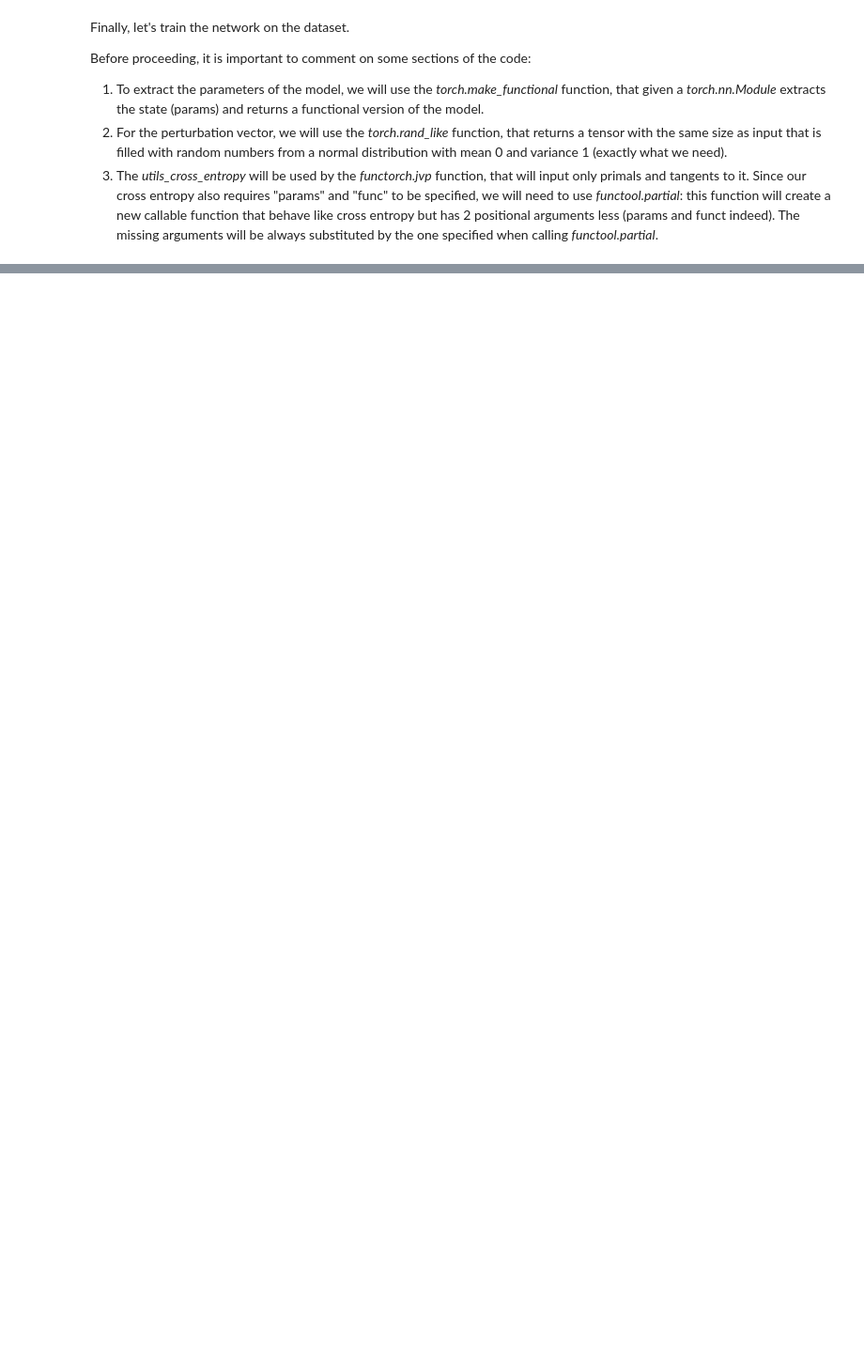
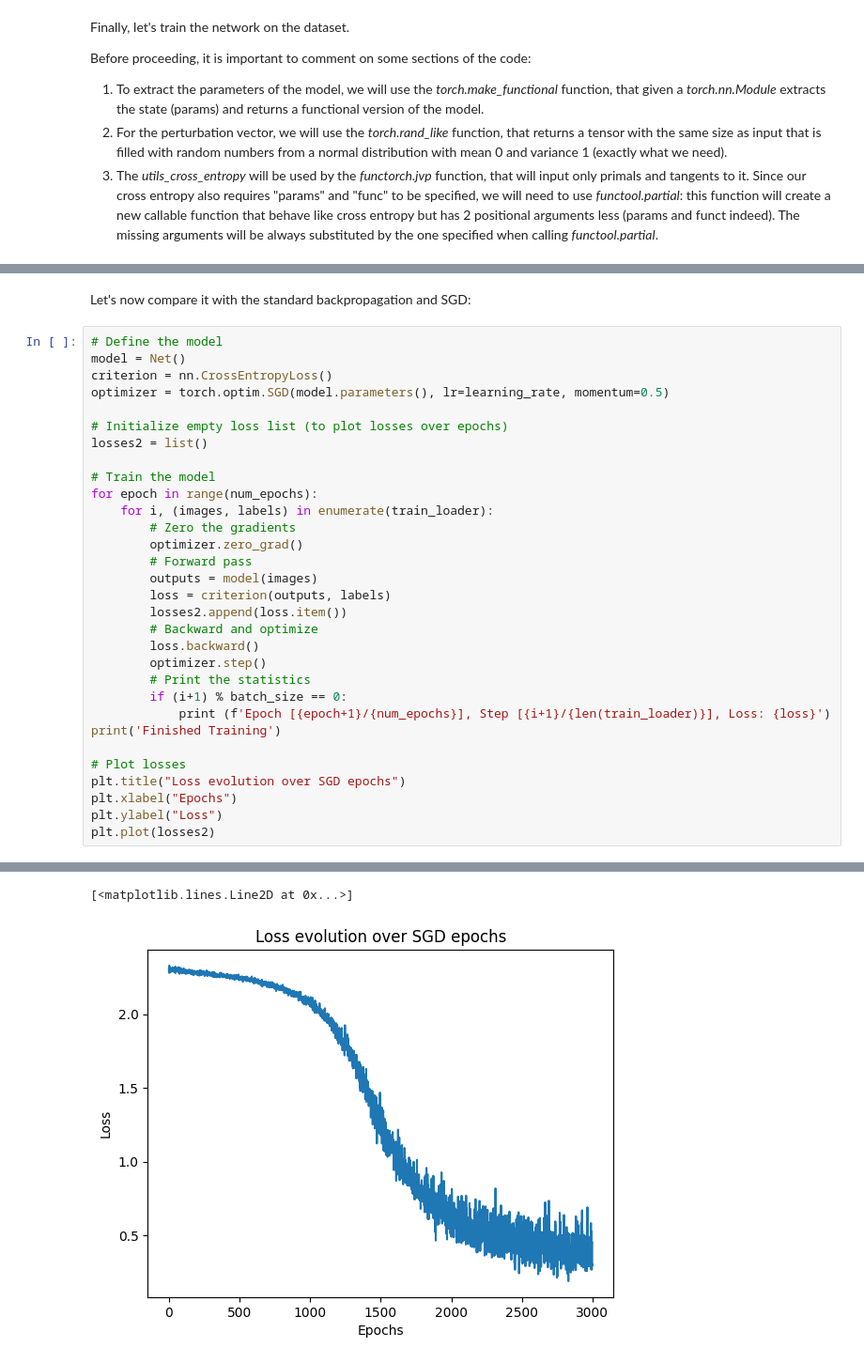
Before and after one commit to luigi-ga/GradientsWithoutBackpropagation, a Jupyter notebook: fwdgrad.ipynb, the cells around one changed output, grey strips where cells are left out. Shown at 94% size. Cells and saved outputs as stored; diff of their text form; blank space fills up the shorter version.

Commit message:
added comparison with SDG and backpropagation. Edit on README file

```diff
--- a/fwdgrad.ipynb
+++ b/fwdgrad.ipynb
@@ -253,0 +268,34 @@ Finished Training
+# %% [markdown]
+Let's now compare it with the standard backpropagation and SGD:
+# %%
+# Define the model
+model = Net()
+criterion = nn.CrossEntropyLoss()
+optimizer = torch.optim.SGD(model.parameters(), lr=learning_rate, momentum=0.5)
+
+# Initialize empty loss list (to plot losses over epochs)
+losses2 = list()
+
+# Train the model
+for epoch in range(num_epochs):
+    for i, (images, labels) in enumerate(train_loader):
+        # Zero the gradients
+        optimizer.zero_grad()
+        # Forward pass
+        outputs = model(images)
+        loss = criterion(outputs, labels)
+        losses2.append(loss.item())
+        # Backward and optimize
+        loss.backward()
+        optimizer.step()
+        # Print the statistics
+        if (i+1) % batch_size == 0:
+            print (f'Epoch [{epoch+1}/{num_epochs}], Step [{i+1}/{len(train_loader)}], Loss: {loss}')
+print('Finished Training')
+
+# Plot losses
+plt.title("Loss evolution over SGD epochs")
+plt.xlabel("Epochs")
+plt.ylabel("Loss")
+plt.plot(losses2)
+# %% [output]
@@ -254,3 +319,5 @@ Finished Training
+[<matplotlib.lines.Line2D at 0x...>]
+[figure, added]
 # %% [markdown]
 ### References
 
```
Also changed, not shown: parts of 12 cells of this notebook, 10 other files.
